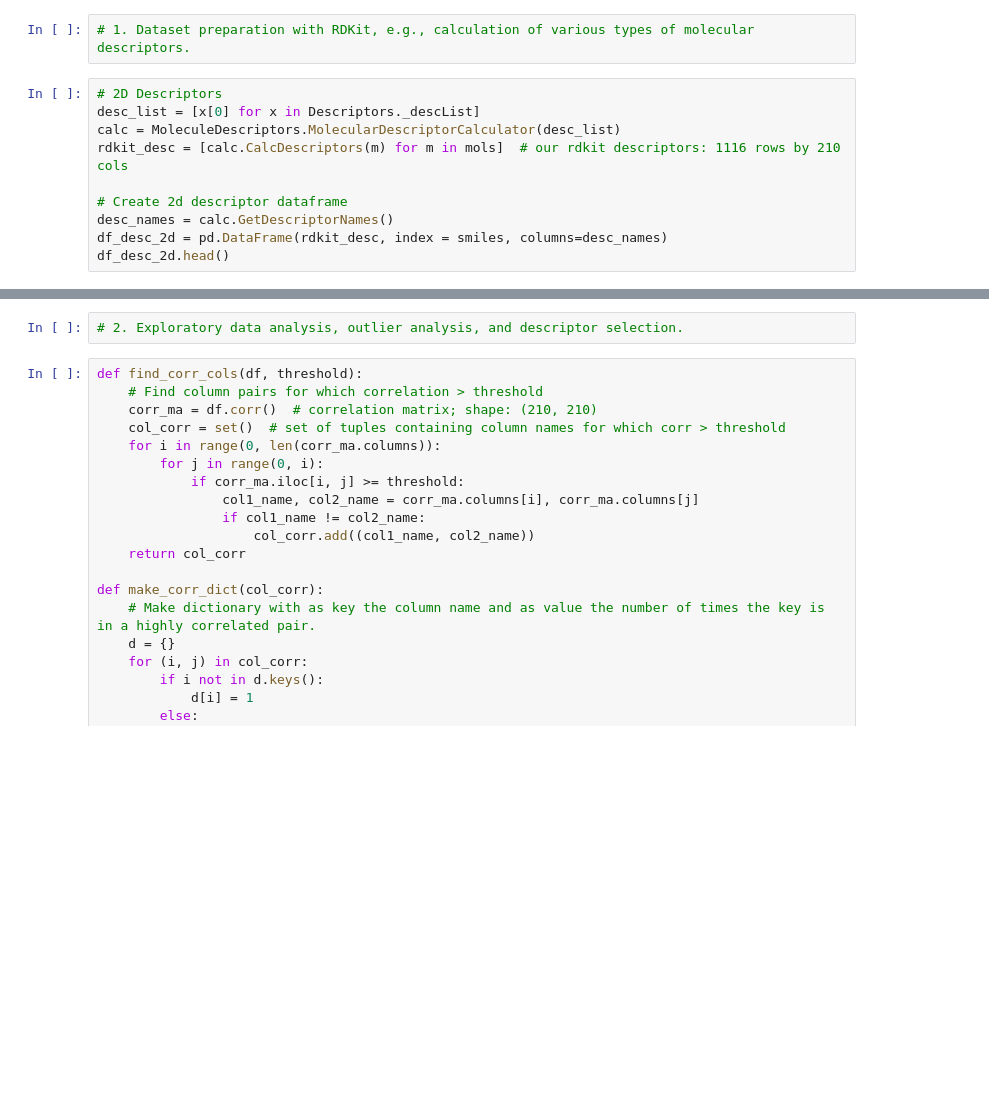
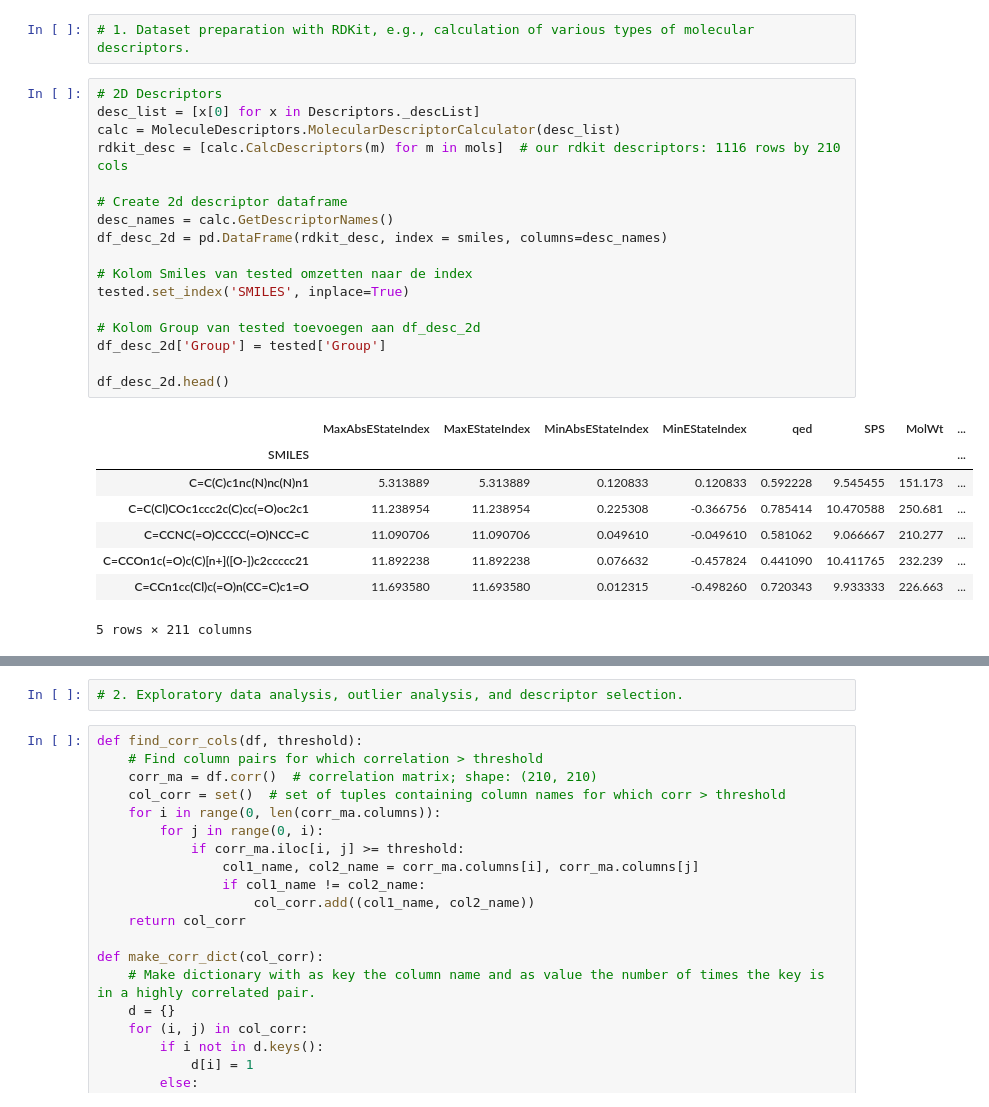
Before and after one commit to Floris-DW/8CC00group7, a Jupyter notebook: analysis.ipynb, the cells around one changed output, grey strips where cells are left out. Drawn from its saved outputs; the diff is of its cells as text; blank space fills up the shorter version.

```diff
--- a/analysis.ipynb
+++ b/analysis.ipynb
@@ -26,13 +54,29 @@ MoleculeDescriptors.MolecularDescriptorCalculator(['fr_ketone']).GetDescriptorSu
 # %%
 # 2D Descriptors
 desc_list = [x[0] for x in Descriptors._descList]
 calc = MoleculeDescriptors.MolecularDescriptorCalculator(desc_list)
 rdkit_desc = [calc.CalcDescriptors(m) for m in mols]  # our rdkit descriptors: 1116 rows by 210 cols
 
 # Create 2d descriptor dataframe
 desc_names = calc.GetDescriptorNames()
 df_desc_2d = pd.DataFrame(rdkit_desc, index = smiles, columns=desc_names)
+
+# Kolom Smiles van tested omzetten naar de index
+tested.set_index('SMILES', inplace=True)
+
+# Kolom Group van tested toevoegen aan df_desc_2d
+df_desc_2d['Group'] = tested['Group']
+
 df_desc_2d.head()
+# %% [output]
+|  | MaxAbsEStateIndex | MaxEStateIndex | MinAbsEStateIndex | MinEStateIndex | qed | SPS | MolWt | ... |
+| SMILES |  |  |  |  |  |  |  | ... |
+| C=C(C)c1nc(N)nc(N)n1 | 5.313889 | 5.313889 | 0.120833 | 0.120833 | 0.592228 | 9.545455 | 151.173 | ... |
+| C=C(Cl)COc1ccc2c(C)cc(=O)oc2c1 | 11.238954 | 11.238954 | 0.225308 | -0.366756 | 0.785414 | 10.470588 | 250.681 | ... |
+| C=CCNC(=O)CCCC(=O)NCC=C | 11.090706 | 11.090706 | 0.049610 | -0.049610 | 0.581062 | 9.066667 | 210.277 | ... |
+| C=CCOn1c(=O)c(C)[n+]([O-])c2ccccc21 | 11.892238 | 11.892238 | 0.076632 | -0.457824 | 0.441090 | 10.411765 | 232.239 | ... |
+| C=CCn1cc(Cl)c(=O)n(CC=C)c1=O | 11.693580 | 11.693580 | 0.012315 | -0.498260 | 0.720343 | 9.933333 | 226.663 | ... |
+5 rows × 211 columns
 # %%
 # Binary (Morgan) ECFP6 fingerprints
 radius = 2  # 2 for similarity exploration, 3 for ML
```
Also changed, not shown: parts of 16 cells of this notebook, 2 other files.
